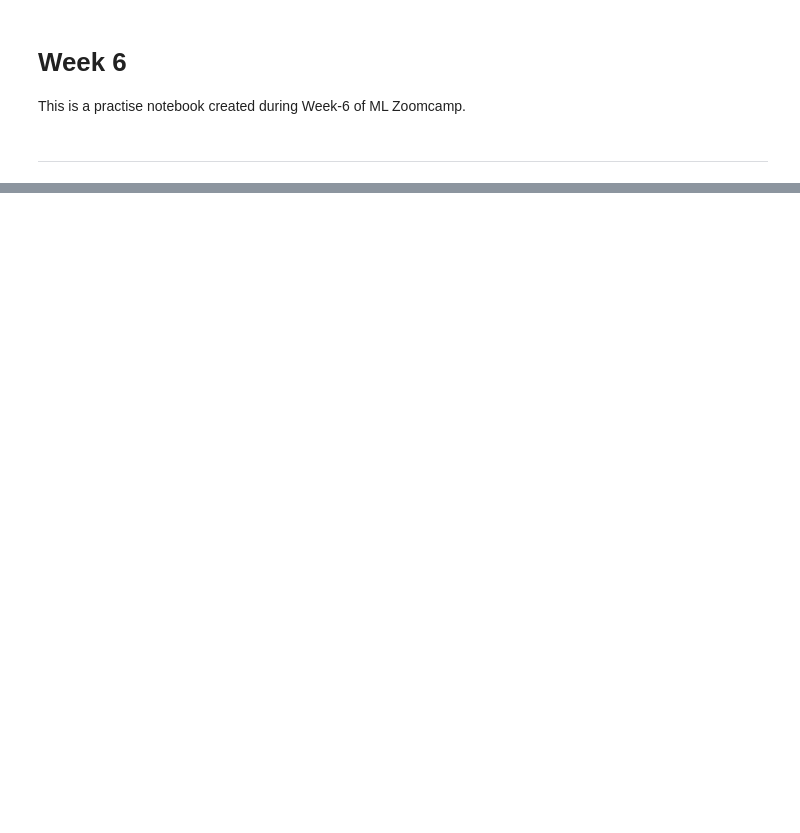
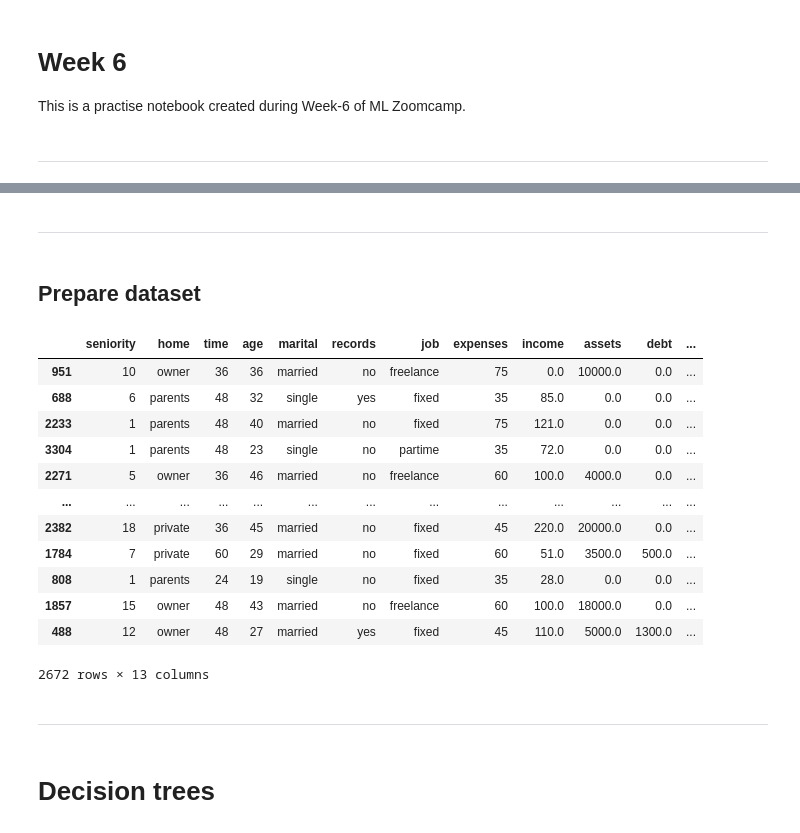
Before and after one commit to tummala-hareesh/ml_zoomcamp_ht, a Jupyter notebook: ipynb/06_dt_ensemble_learning.ipynb, the cells around one changed output, grey strips where cells are left out. Drawn from its saved outputs; the diff is of its cells as text; code cells hidden in the pictures; blank space fills up the shorter version.

```diff
--- a/ipynb/06_dt_ensemble_learning.ipynb
+++ b/ipynb/06_dt_ensemble_learning.ipynb
@@ -5,0 +177,4 @@ This is a practise notebook created during Week-6 of ML Zoomcamp.
+# %%
+# Drop 'Unk' status rows
+df = df[df['status'] != 'unk'].reset_index(drop=True)
+df.describe().round()
@@ -5,0 +191,40 @@ This is a practise notebook created during Week-6 of ML Zoomcamp.
+# %% [markdown]
+***
+# %% [markdown]
+## Prepare dataset
+# %%
+# Test-Train split
+df_train_full, df_test = train_test_split(df, test_size=0.2, random_state=11)
+df_train, df_val = train_test_split(df_train_full, test_size=0.25, random_state=11)
+# %%
+# Convert status - categorical into numerical
+df_train_full.status = (df_train_full.status == 'default').astype('int').values
+df_train.status = (df_train.status == 'default').astype('int').values
+df_val.status   = (df_val.status == 'default').astype('int').values
+df_test.status  = (df_test.status == 'default').astype('int').values
+# %%
+# Prepare dataset for modeling- features and target
+df_train_full, y_train_full = utils.dataset_into_features_and_target(df_train_full, 'status')
+df_train, y_train = utils.dataset_into_features_and_target(df_train, 'status')
+df_val, y_val     = utils.dataset_into_features_and_target(df_val, 'status')
+df_test, y_test   = utils.dataset_into_features_and_target(df_test, 'status')
+# %%
+df_train
+# %% [output]
+|  | seniority | home | time | age | marital | records | job | expenses | income | assets | debt | ... |
+| 951 | 10 | owner | 36 | 36 | married | no | freelance | 75 | 0.0 | 10000.0 | 0.0 | ... |
+| 688 | 6 | parents | 48 | 32 | single | yes | fixed | 35 | 85.0 | 0.0 | 0.0 | ... |
+| 2233 | 1 | parents | 48 | 40 | married | no | fixed | 75 | 121.0 | 0.0 | 0.0 | ... |
+| 3304 | 1 | parents | 48 | 23 | single | no | partime | 35 | 72.0 | 0.0 | 0.0 | ... |
+| 2271 | 5 | owner | 36 | 46 | married | no | freelance | 60 | 100.0 | 4000.0 | 0.0 | ... |
+| ... | ... | ... | ... | ... | ... | ... | ... | ... | ... | ... | ... | ... |
+| 2382 | 18 | private | 36 | 45 | married | no | fixed | 45 | 220.0 | 20000.0 | 0.0 | ... |
+| 1784 | 7 | private | 60 | 29 | married | no | fixed | 60 | 51.0 | 3500.0 | 500.0 | ... |
+| 808 | 1 | parents | 24 | 19 | single | no | fixed | 35 | 28.0 | 0.0 | 0.0 | ... |
+| 1857 | 15 | owner | 48 | 43 | married | no | freelance | 60 | 100.0 | 18000.0 | 0.0 | ... |
+| 488 | 12 | owner | 48 | 27 | married | yes | fixed | 45 | 110.0 | 5000.0 | 1300.0 | ... |
+2672 rows × 13 columns
+# %% [markdown]
+***
+# %% [markdown]
+# Decision trees
```
Also changed, not shown: parts of 25 cells of this notebook, 2 other files.
